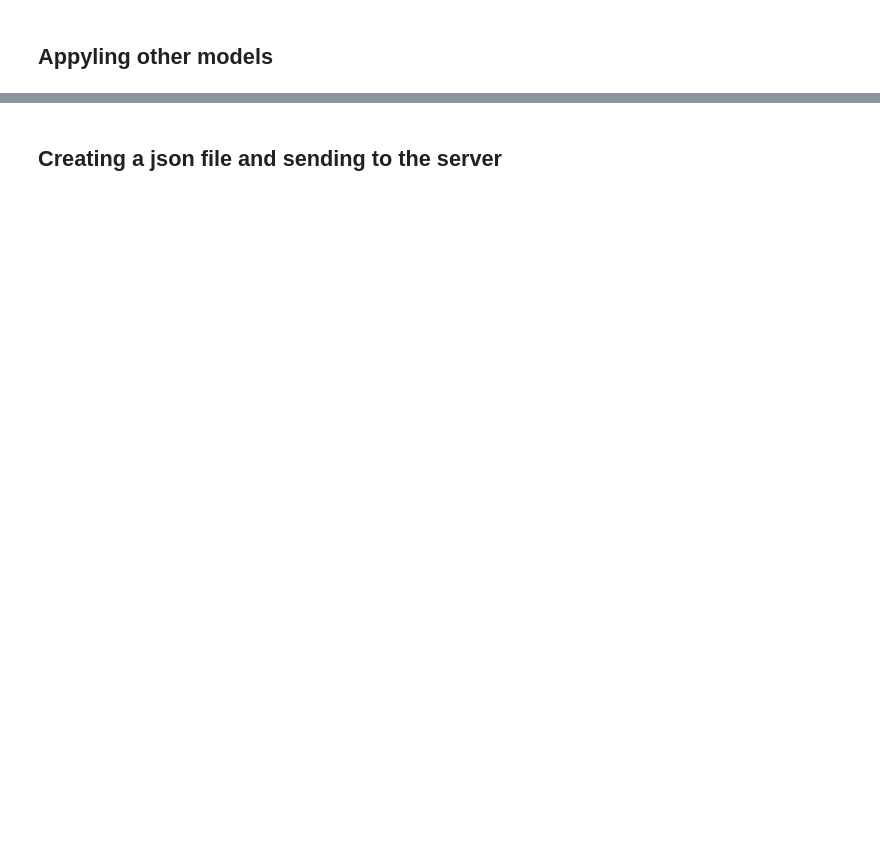
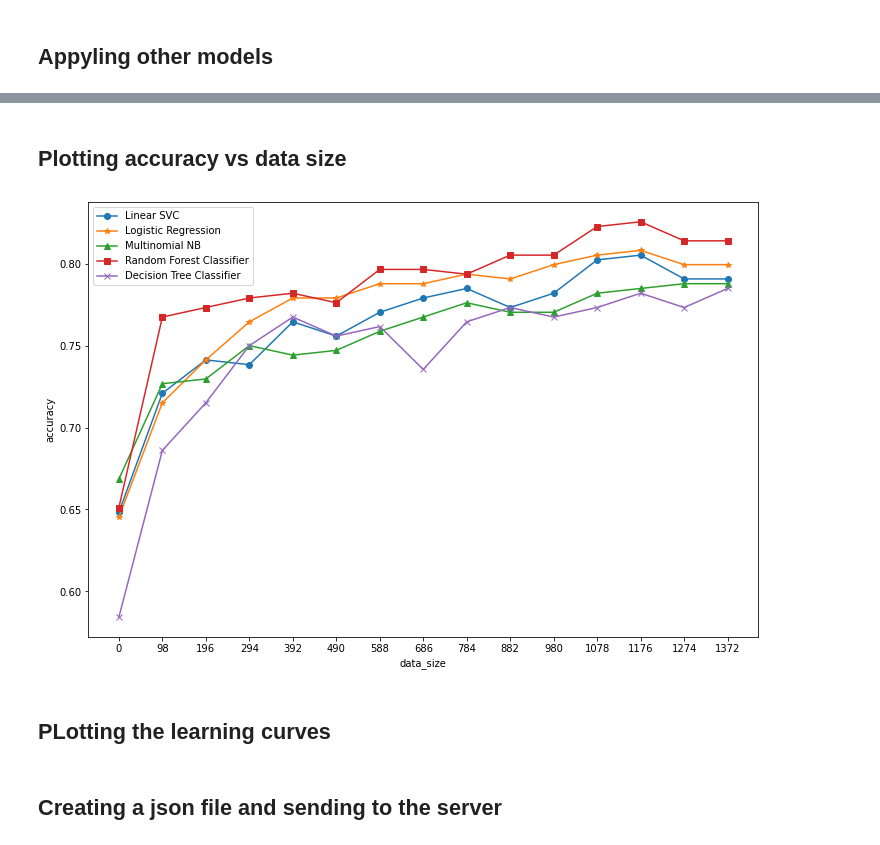
Before and after one commit to Rhitabrat/youtube-comments-categorization, a Jupyter notebook: main.ipynb, the cells around one changed output, grey strips where cells are left out. Cells and saved outputs as stored; diff of their text form; code cells hidden in the pictures; blank space fills up the shorter version.

Commit message:
accuracy curve implemented

```diff
--- a/main.ipynb
+++ b/main.ipynb
@@ -426,0 +427,60 @@ accuracy score: 0.7368421052631579
+# %% [markdown]
+## Plotting accuracy vs data size
+# %%
+def plot_acc_curve(classifier, linestyle, label):
+
+    num_of_splits = 14
+    each_split_size = len(X_train)//num_of_splits
+
+    each_split = 98
+    scores = []
+
+    for i in range(num_of_splits+1):
+        split_X_train = X_train[0:each_split]
+        split_y_train = y_train[0:each_split]
+
+        each_split += each_split_size
+
+        classifier.fit(split_X_train, split_y_train)
+        scores.append(classifier.score(X_test, y_test))
+
+    m = 14
+    n = 98
+    x_splits = list(range(0, (m+1)*n, n))
+
+    plt.xlabel('data_size')
+    plt.ylabel('accuracy')
+    plt.plot(x_splits, scores, linestyle, label = label)
+    plt.xticks(x_splits)
+    plt.legend(loc="best")
+
+    return plt
+
+
+plt.figure(figsize=(12,8))
+
+# Linear SVC
+classifier = SVC(kernel = 'linear', random_state = 0, C = 1, gamma = 0.1)
+plot_acc_curve(classifier, linestyle = 'o-', label="Linear SVC")
+
+# Logistic Regression
+classifier = LogisticRegression(random_state = 0)
+plot_acc_curve(classifier, linestyle = '*-', label="Logistic Regression")
+
+# Multinomial NB
+classifier = MultinomialNB()
+plot_acc_curve(classifier, linestyle = '^-', label="Multinomial NB")
+
+# Random Forest Classifier
+classifier = RandomForestClassifier(n_estimators = 100, criterion = 'entropy', random_state = 0)
+plot_acc_curve(classifier, linestyle = 's-', label="Random Forest Classifier")
+
+# Decision Tree Classifier
+classifier = DecisionTreeClassifier()
+plot_acc_curve(classifier, linestyle = 'x-', label="Decision Tree Classifier")
+
+plt.show()
+# %% [output]
+[figure, added]
+# %% [markdown]
+## PLotting the learning curves
```
Also changed, not shown: parts of 23 cells of this notebook, 3 other files.
